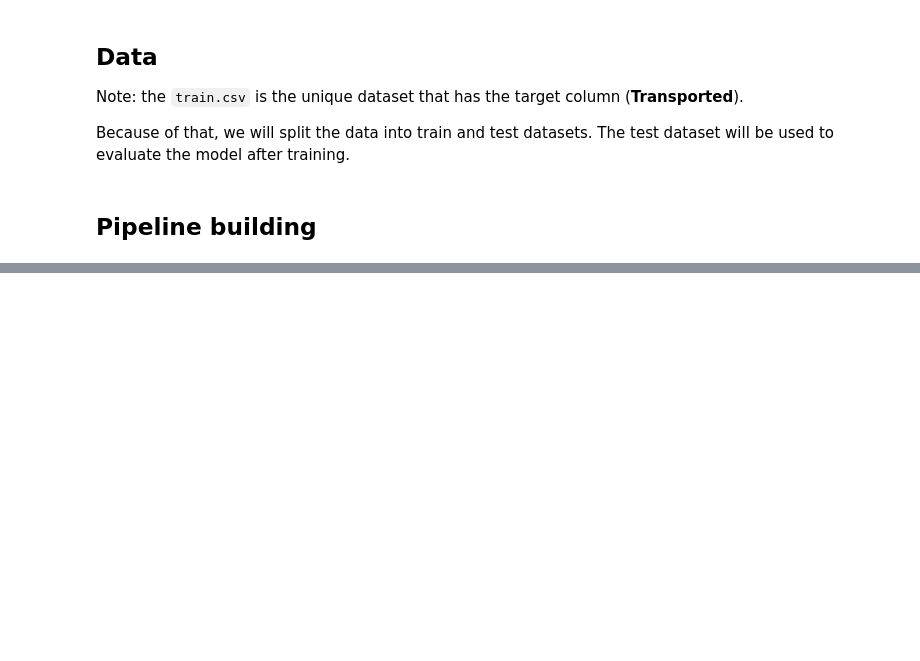
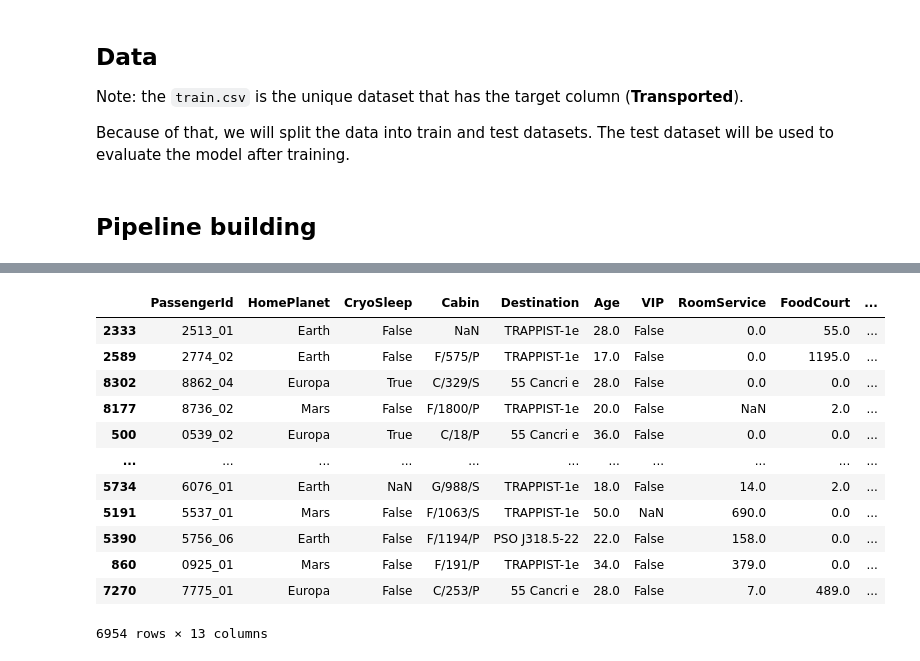
Before and after one commit to IsmaelMiranda11/cmu-ml, a Jupyter notebook: 3. Modeling.ipynb, the cells around one changed output, grey strips where cells are left out. Saved outputs shown, nothing was run; the diff lists cells and outputs as text; code cells hidden in the pictures; blank space fills up the shorter version.

```diff
--- a/3. Modeling.ipynb
+++ b/3. Modeling.ipynb
@@ -318,0 +406,31 @@ Estimator:
+# %%
+def cryo_spleep_imputer(numeric_columns: list):
+    '''Function to impute the CryoSleep column based in the mean of the other columns
+    '''
+    print(numeric_columns)
+    return numeric_columns
+
+passenger_id_transformer = FunctionTransformer(func=passenger_id_spliter)
+
+# ColumnTransformer(
+#     transformers=[
+#         ('cryo_sleep_imputer', cryo_spleep_imputer, 'PassengerId')
+#     ],
+#     remainder='passthrough'
+# ).fit_transform(X_train)
+
+X_train
+# %% [output]
+|  | PassengerId | HomePlanet | CryoSleep | Cabin | Destination | Age | VIP | RoomService | FoodCourt | ... |
+| 2333 | 2513_01 | Earth | False | NaN | TRAPPIST-1e | 28.0 | False | 0.0 | 55.0 | ... |
+| 2589 | 2774_02 | Earth | False | F/575/P | TRAPPIST-1e | 17.0 | False | 0.0 | 1195.0 | ... |
+| 8302 | 8862_04 | Europa | True | C/329/S | 55 Cancri e | 28.0 | False | 0.0 | 0.0 | ... |
+| 8177 | 8736_02 | Mars | False | F/1800/P | TRAPPIST-1e | 20.0 | False | NaN | 2.0 | ... |
+| 500 | 0539_02 | Europa | True | C/18/P | 55 Cancri e | 36.0 | False | 0.0 | 0.0 | ... |
+| ... | ... | ... | ... | ... | ... | ... | ... | ... | ... | ... |
+| 5734 | 6076_01 | Earth | NaN | G/988/S | TRAPPIST-1e | 18.0 | False | 14.0 | 2.0 | ... |
+| 5191 | 5537_01 | Mars | False | F/1063/S | TRAPPIST-1e | 50.0 | NaN | 690.0 | 0.0 | ... |
+| 5390 | 5756_06 | Earth | False | F/1194/P | PSO J318.5-22 | 22.0 | False | 158.0 | 0.0 | ... |
+| 860 | 0925_01 | Mars | False | F/191/P | TRAPPIST-1e | 34.0 | False | 379.0 | 0.0 | ... |
+| 7270 | 7775_01 | Europa | False | C/253/P | 55 Cancri e | 28.0 | False | 7.0 | 489.0 | ... |
+6954 rows × 13 columns
```
Also changed, not shown: parts of 13 cells of this notebook.
